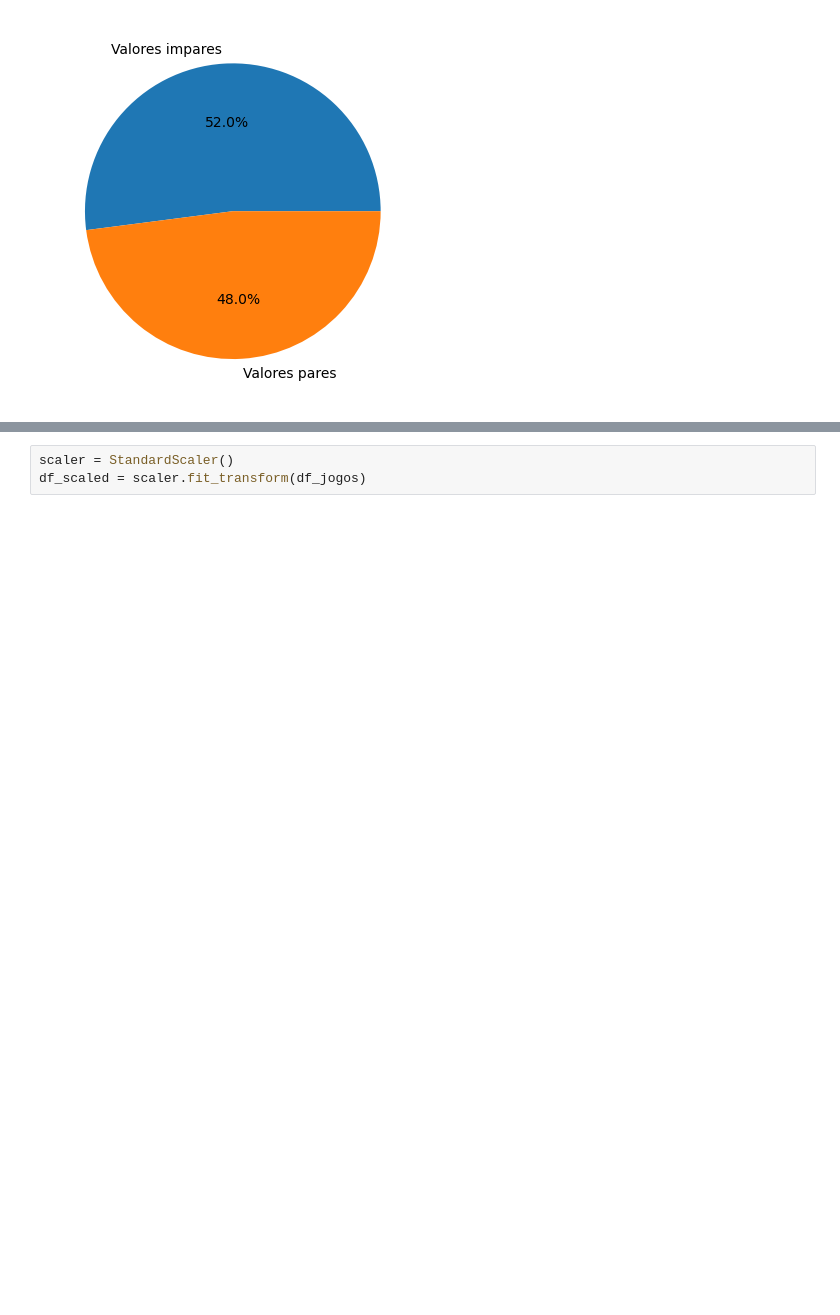
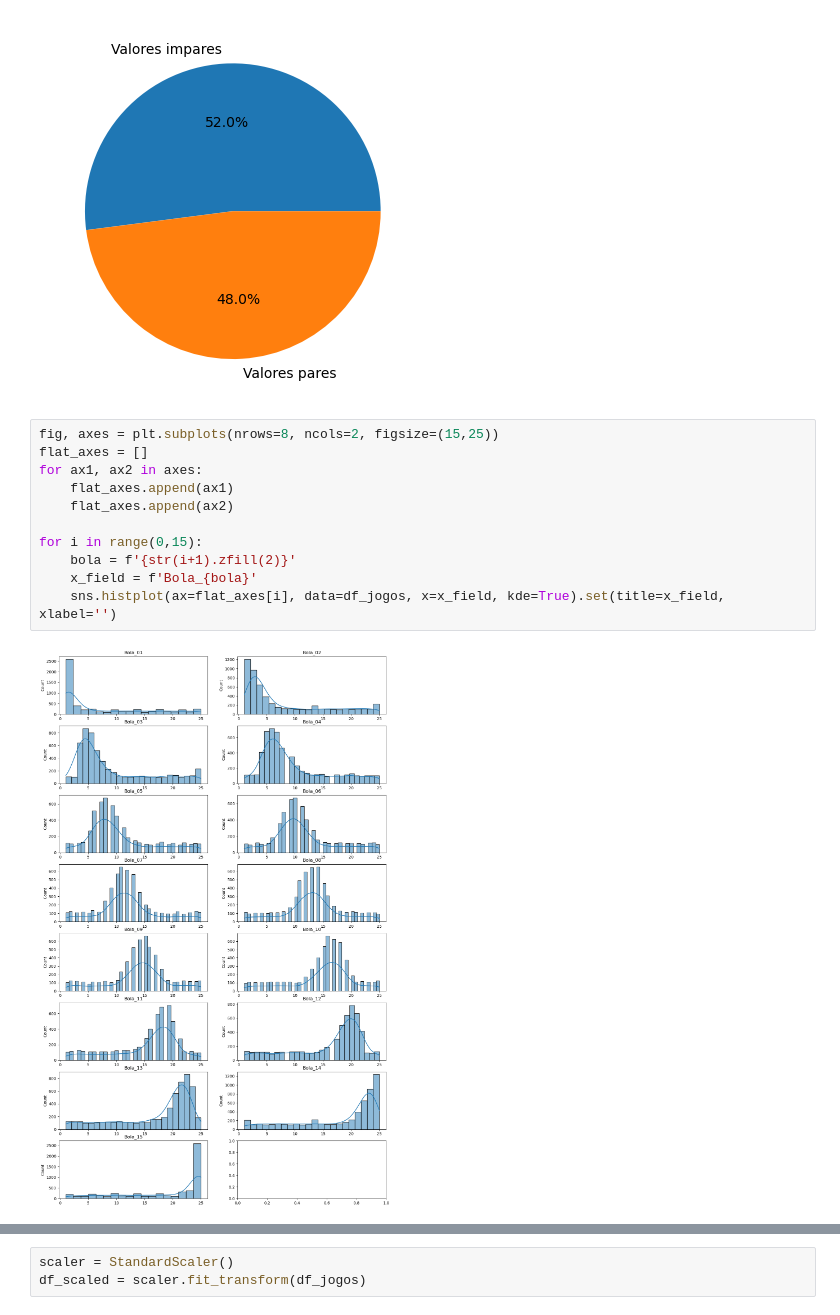
Before and after one commit to ThiagoOliveira001/learningIA, a Jupyter notebook: IA2A2/DESAFIO4/Lotofacil.ipynb, the cells around one changed output, grey strips where cells are left out. Drawn from its saved outputs; the diff is of its cells as text; blank space fills up the shorter version.

```diff
--- a/IA2A2/DESAFIO4/Lotofacil.ipynb
+++ b/IA2A2/DESAFIO4/Lotofacil.ipynb
@@ -340,3 +340,16 @@ ax.pie([odd_numbers, even_numbers], labels=['Valores impares', 'Valores pares'],
 plt.show()
 # %% [output]
 [figure]
+# %%
+fig, axes = plt.subplots(nrows=8, ncols=2, figsize=(15,25))
+flat_axes = []
+for ax1, ax2 in axes:
+    flat_axes.append(ax1)
+    flat_axes.append(ax2)
+
+for i in range(0,15):
+    bola = f'{str(i+1).zfill(2)}'
+    x_field = f'Bola_{bola}'
+    sns.histplot(ax=flat_axes[i], data=df_jogos, x=x_field, kde=True).set(title=x_field, xlabel='')
+# %% [output]
+[figure, added]
```
Also changed, not shown: parts of 32 cells of this notebook, 1 other file.
